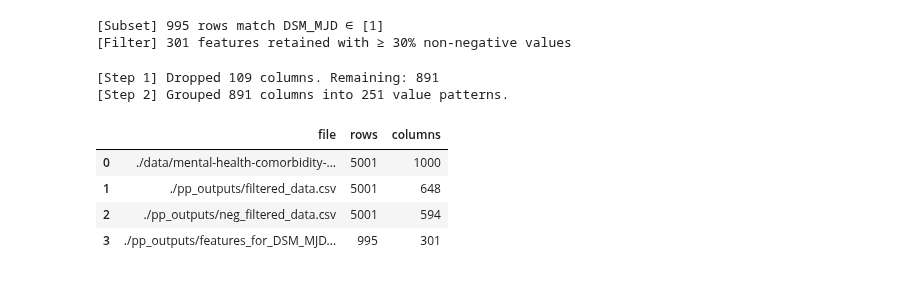
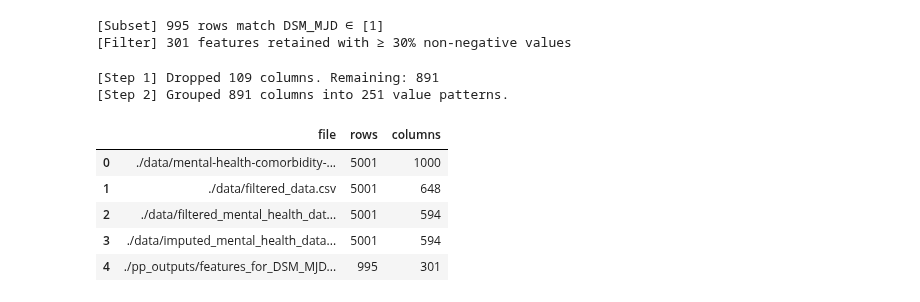
Before and after one commit to samroska/milestone-2-siads-696, a Jupyter notebook: Final_PP.ipynb, the cells around one changed output. Cells and saved outputs as stored; diff of their text form; code cells hidden in the pictures.

```diff
--- a/Final_PP.ipynb
+++ b/Final_PP.ipynb
@@ -348,24 +360,26 @@ neg_filtered_df.to_csv('./pp_outputs/neg_filtered_data.csv', index=False)
 # %%
 # here we can see how many columns
 # are in each of our csv files thru the processing steps
 csv_files = [
     './data/mental-health-comorbidity-raw.csv',
-    './pp_outputs/filtered_data.csv',
-    './pp_outputs/neg_filtered_data.csv',
+    './data/filtered_data.csv',
+    './data/filtered_mental_health_data.csv',
+    './data/imputed_mental_health_data.csv',
     './pp_outputs/features_for_DSM_MJD.csv'
 ]
 results = []
 for file_path in csv_files:
     try:
         df=pd.read_csv(file_path)
         results.append({"file": file_path, "rows": df.shape[0], "columns": df.shape[1]})
     except Exception as e:
         results.append({"file": file_path, "error": str(e)})
 result_df = pd.DataFrame(results)
 display(result_df)
 # %% [output]
 |  | file | rows | columns |
 | 0 | ./data/mental-health-comorbidity-... | 5001 | 1000 |
-| 1 | ./pp_outputs/filtered_data.csv | 5001 | 648 |
-| 2 | ./pp_outputs/neg_filtered_data.csv | 5001 | 594 |
-| 3 | ./pp_outputs/features_for_DSM_MJD... | 995 | 301 |
+| 1 | ./data/filtered_data.csv | 5001 | 648 |
+| 2 | ./data/filtered_mental_health_dat... | 5001 | 594 |
+| 3 | ./data/imputed_mental_health_data... | 5001 | 594 |
+| 4 | ./pp_outputs/features_for_DSM_MJD... | 995 | 301 |
```
Also changed, not shown: parts of 4 cells of this notebook, 22 other files.
